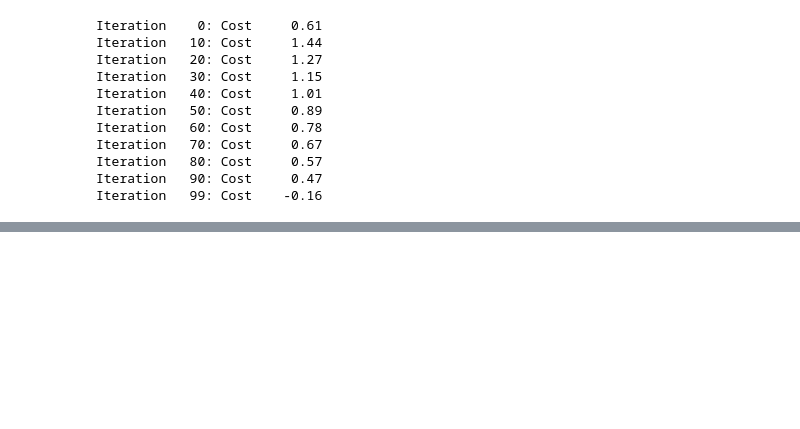
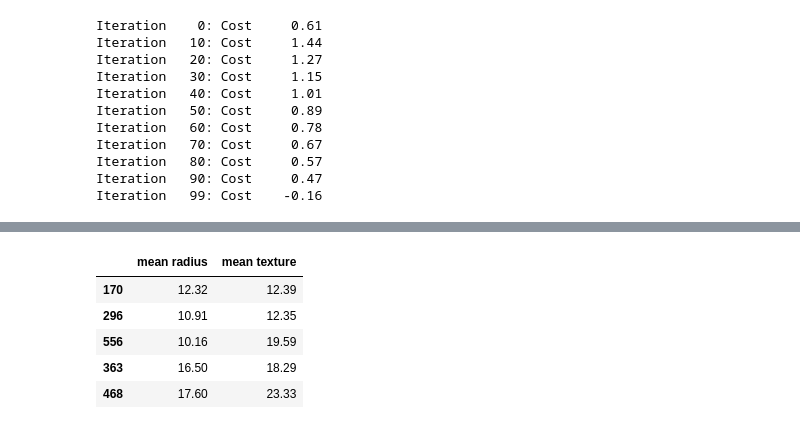
Before and after one commit to YuTingdata/regression_logistique, a Jupyter notebook: logistic_regression.ipynb, the cells around one changed output, grey strips where cells are left out. Cells and saved outputs as stored; diff of their text form; code cells hidden in the pictures; blank space fills up the shorter version.

```diff
--- a/logistic_regression.ipynb
+++ b/logistic_regression.ipynb
@@ -390,0 +403,10 @@ TODO: plot linear fit
+# %%
+X_train_2features = X_train[['mean radius', 'mean texture']]
+X_train_2features.head()
+# %% [output]
+|  | mean radius | mean texture |
+| 170 | 12.32 | 12.39 |
+| 296 | 10.91 | 12.35 |
+| 556 | 10.16 | 19.59 |
+| 363 | 16.50 | 18.29 |
+| 468 | 17.60 | 23.33 |
```
Also changed, not shown: parts of 8 cells of this notebook.
